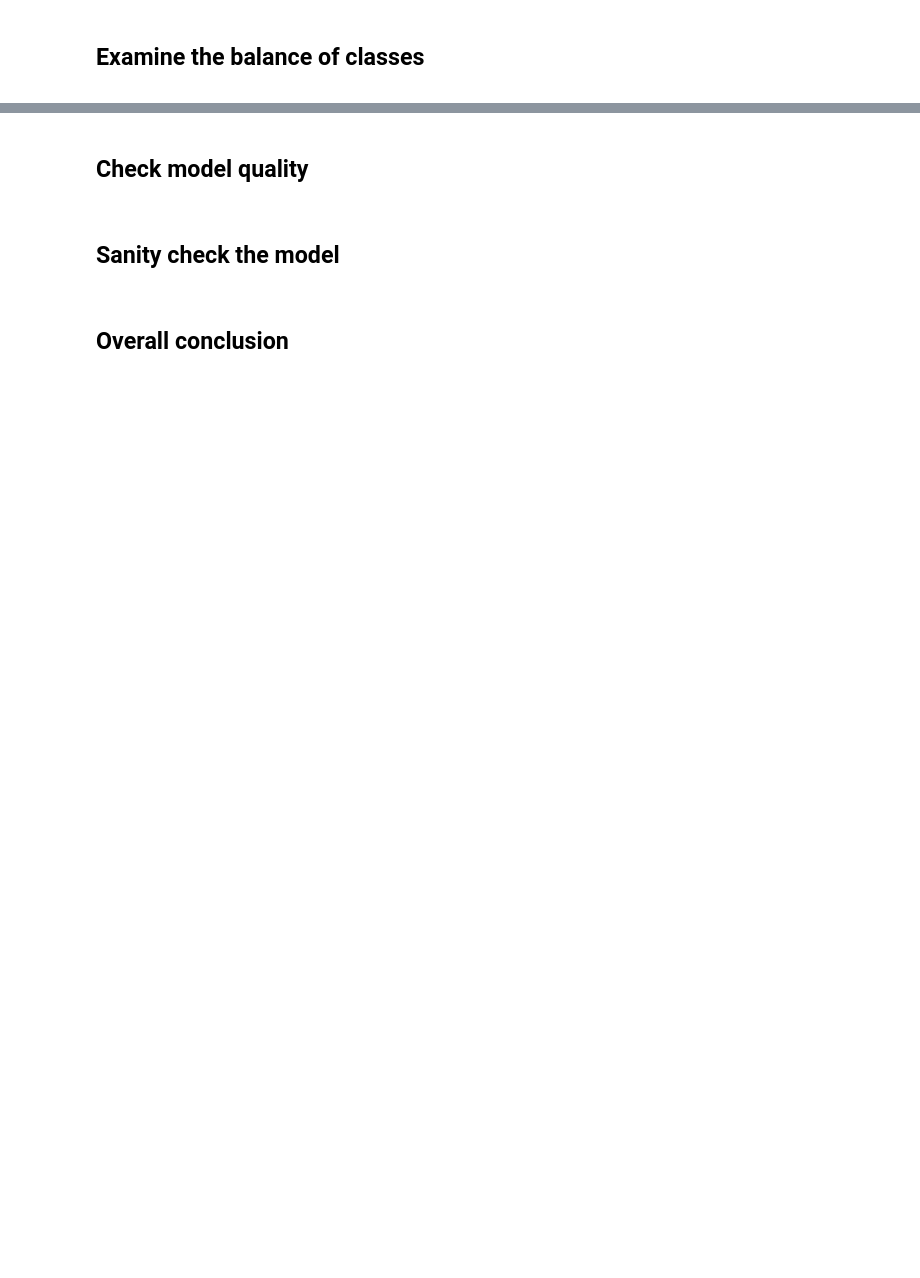
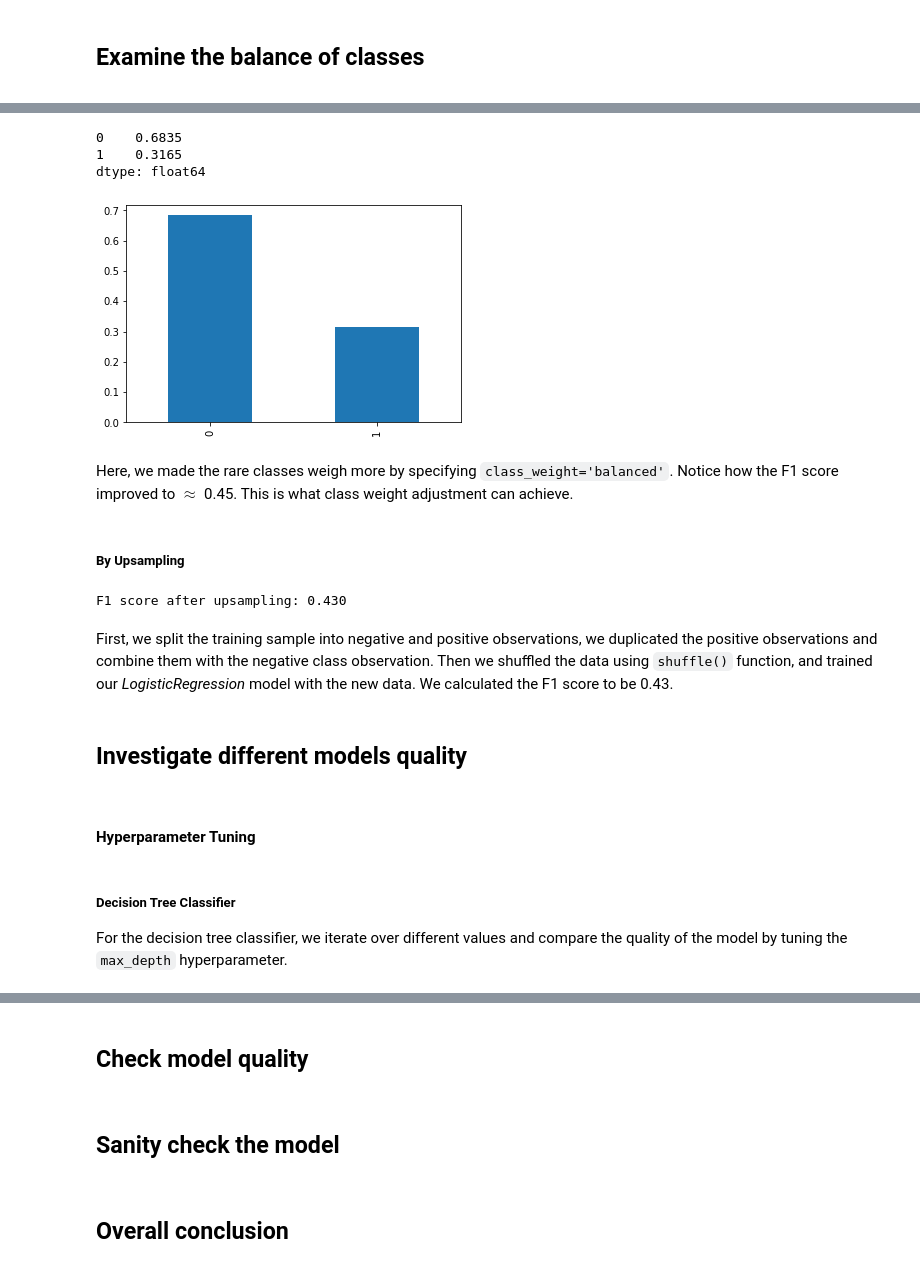
Before and after one commit to chuksoo/customer_churn_predictML, a Jupyter notebook: customer_churn_predictML.ipynb, the cells around one changed output, grey strips where cells are left out. Saved outputs shown, nothing was run; the diff lists cells and outputs as text; code cells hidden in the pictures; blank space fills up the shorter version.

```diff
--- a/customer_churn_predictML.ipynb
+++ b/customer_churn_predictML.ipynb
@@ -321,0 +465,15 @@ Now we don't have any missing values and we have changed the datatype in the dat
+# %%
+# sanity check after class imbalance
+predicted_valid = pd.Series(model.predict(features_valid))
+class_frequency = predicted_valid.value_counts(normalize=True)
+print(class_frequency)
+class_frequency.plot(kind='bar');
+# %% [output]
+0    0.6835
+1    0.3165
+dtype: float64
+[figure, added]
+# %% [markdown]
+Here, we made the rare classes weigh more by specifying `class_weight='balanced'`. Notice how the F1 score improved to $\approx$ 0.45. This is what class weight adjustment can achieve.
+# %% [markdown]
+##### By Upsampling
@@ -321,0 +500,20 @@ Now we don't have any missing values and we have changed the datatype in the dat
+# %%
+# F1 score after upsampling
+model = LogisticRegression(random_state=12345, solver='liblinear')
+model.fit(features_upsampled, target_upsampled)
+predicted_valid = model.predict(features_valid)
+print('F1 score after upsampling: {:.3f}'.format(f1_score(target_valid, predicted_valid)))
+# %% [output]
+F1 score after upsampling: 0.430
+# %% [markdown]
+First, we split the training sample into negative and positive observations, we duplicated the positive observations and combine them with the negative class observation. Then we shuffled the data using `shuffle()` function, and trained our *LogisticRegression* model with the new data. We calculated the F1 score to be 0.43.
+# %% [markdown]
+<div id="investigate_models">
+    <h2>Investigate different models quality</h2>
+</div>
+# %% [markdown]
+#### Hyperparameter Tuning
+# %% [markdown]
+##### Decision Tree Classifier
+
+For the decision tree classifier, we iterate over different values and compare the quality of the model by tuning the `max_depth` hyperparameter.
```
Also changed, not shown: parts of 33 cells of this notebook.
